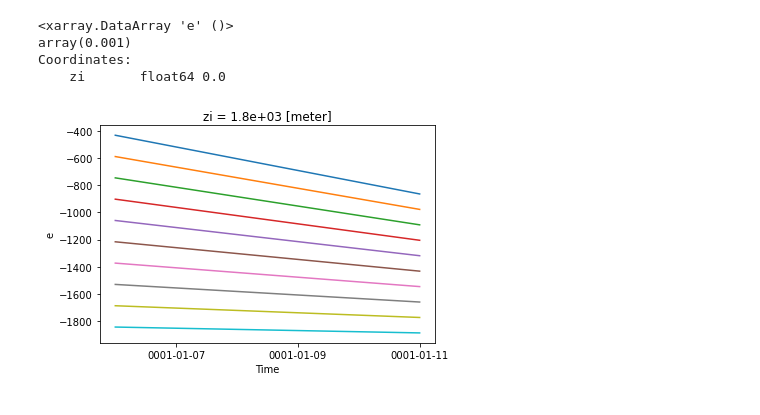
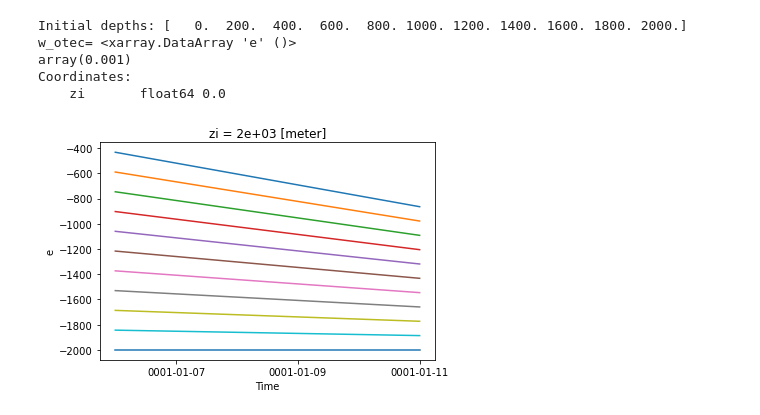
Before and after one commit to fdf2002/MOM6-examples, a Jupyter notebook: ocean_only/otec1d/test.ipynb, the cells around one changed output. Cells and saved outputs as stored; diff of their text form; code cells hidden in the pictures.

```diff
--- a/ocean_only/otec1d/test.ipynb
+++ b/ocean_only/otec1d/test.ipynb
@@ -7,17 +27,19 @@ ini = xr.open_dataset("with/MOM_IC.nc")
 # %%
 # Graph the depth of each layer over time
+print('Initial depths:', ini['Interface'].data)
 e = ds['e'].mean(['yh', 'xh'])
-for z in range(0, ds['zi'].size-1):
-    e.isel(zi=z).plot()
+for z in ds['zi']:
+    e.sel(zi=z).plot()
 
 # Reverse engineer the value of w_otec.
-print((e[0,0] - e[1,0])/(5*24*3600))
+print('w_otec=', (e[0,0] - e[1,0])/(5*24*3600))
 # %% [output]
-<xarray.DataArray 'e' ()>
+Initial depths: [   0.  200.  400.  600.  800. 1000. 1200. 1400. 1600. 1800. 2000.]
+w_otec= <xarray.DataArray 'e' ()>
 array(0.001)
 Coordinates:
     zi       float64 0.0
-[figure, old version]
+[figure, new version]
 # %%
 plt.figure(figsize=(5,5))
 
```
Also changed, not shown: parts of 2 cells of this notebook, 1 other file.
